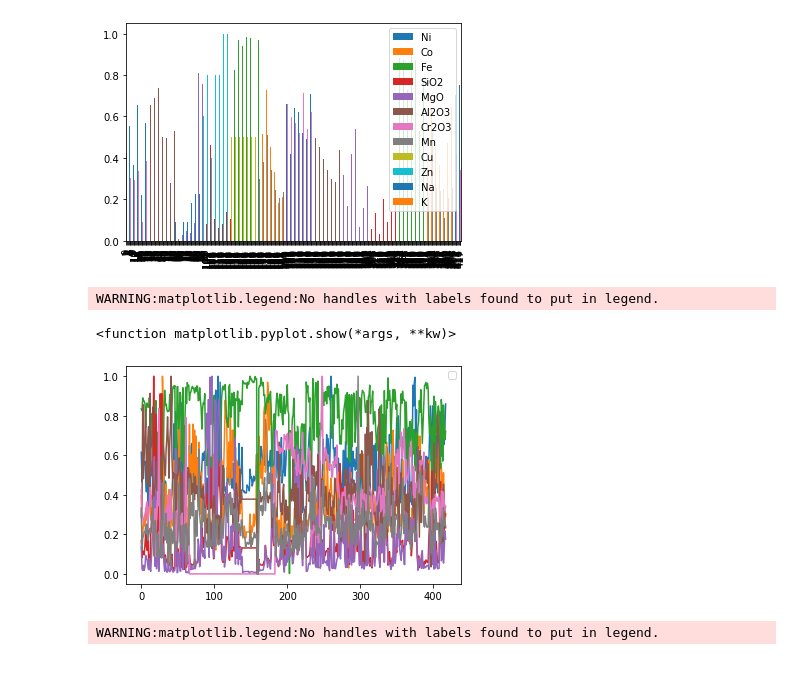
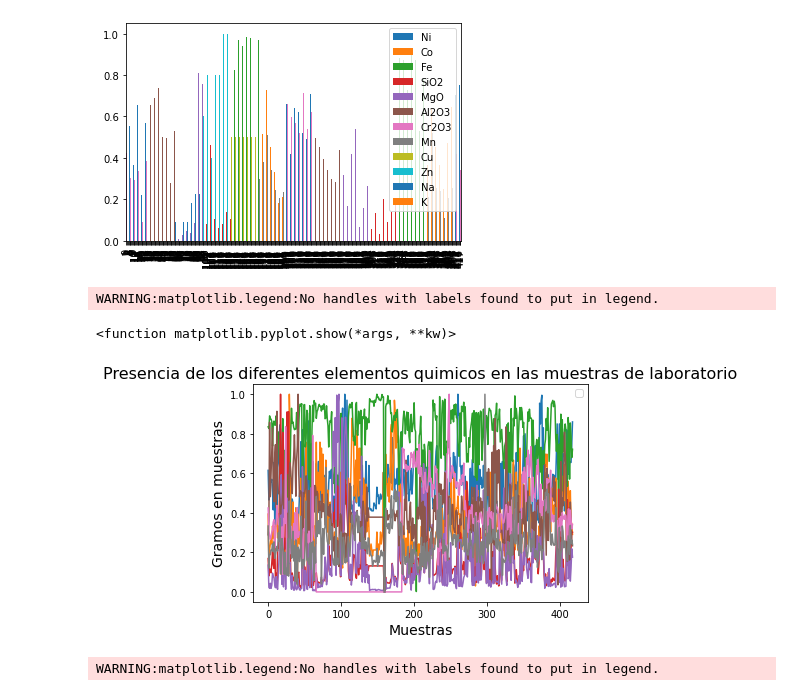
Before and after one commit to roxyconstantine-dev/Proyecto-Final-de-An-lisis-Datos, a Jupyter notebook: untitled1.ipynb, the cells around one changed output. Cells and saved outputs as stored; diff of their text form; code cells hidden in the pictures.

```diff
--- a/untitled1.ipynb
+++ b/untitled1.ipynb
@@ -210,20 +210,28 @@ dato4.plot(kind='bar')
 # %%
 import matplotlib.pyplot as plt
 
 plt.plot(dato4['Ni'])
 plt.plot(dato4['Co'])
 plt.plot(dato4['Fe'])
 plt.plot(dato4['SiO2'])
 plt.plot(dato4['MgO'])
 plt.plot(dato4['Al2O3'])
 plt.plot(dato4['Cr2O3'])
 plt.plot(dato4['Mn'])
+
+plt.ylabel('Gramos en muestras',fontsize= 14 )
+plt.xlabel('Muestras', fontsize = 14)
+plt.title('Presencia de los diferentes elementos quimicos en las muestras de laboratorio', fontsize = 16)
+
+
+
+
 plt.legend()
 plt.show
 # %% [output]
 WARNING:matplotlib.legend:No handles with labels found to put in legend.
 <function matplotlib.pyplot.show(*args, **kw)>
-[figure, old version]
+[figure, new version]
 # %%
 plt.plot(dato4['Cu'])
 plt.plot(dato4['Zn'])
```
